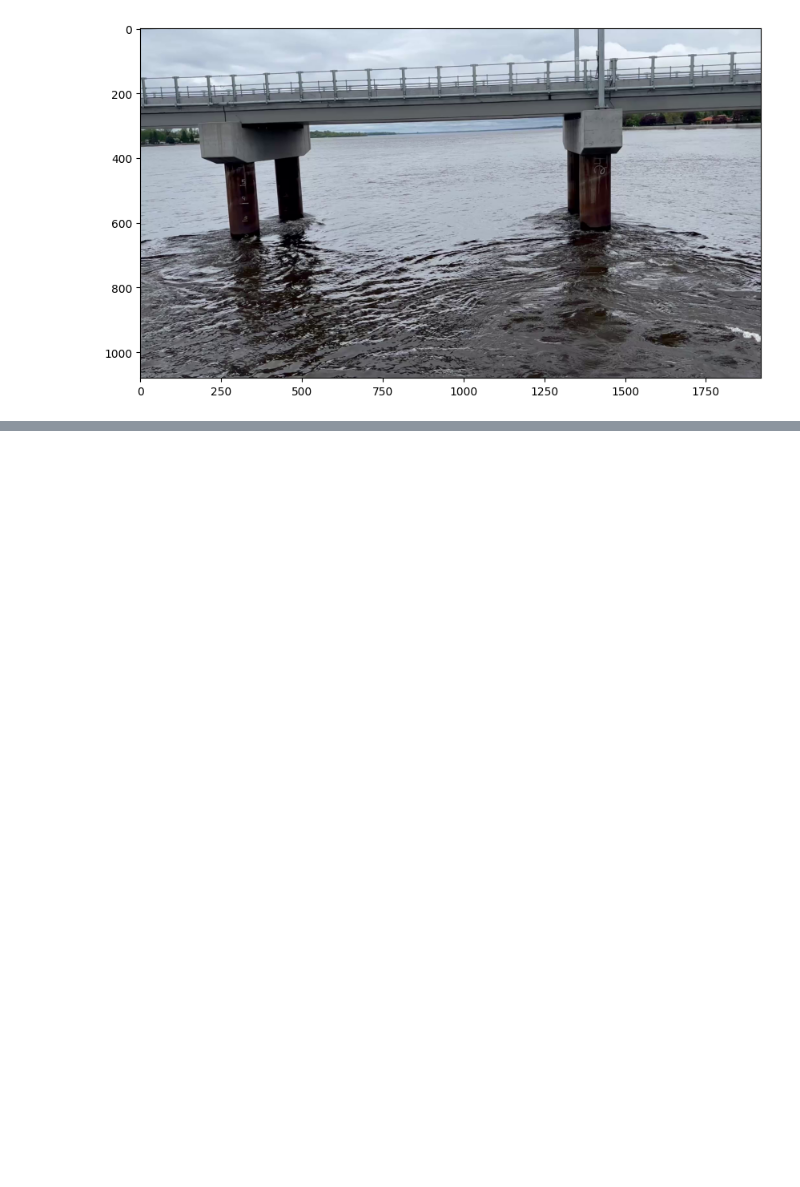
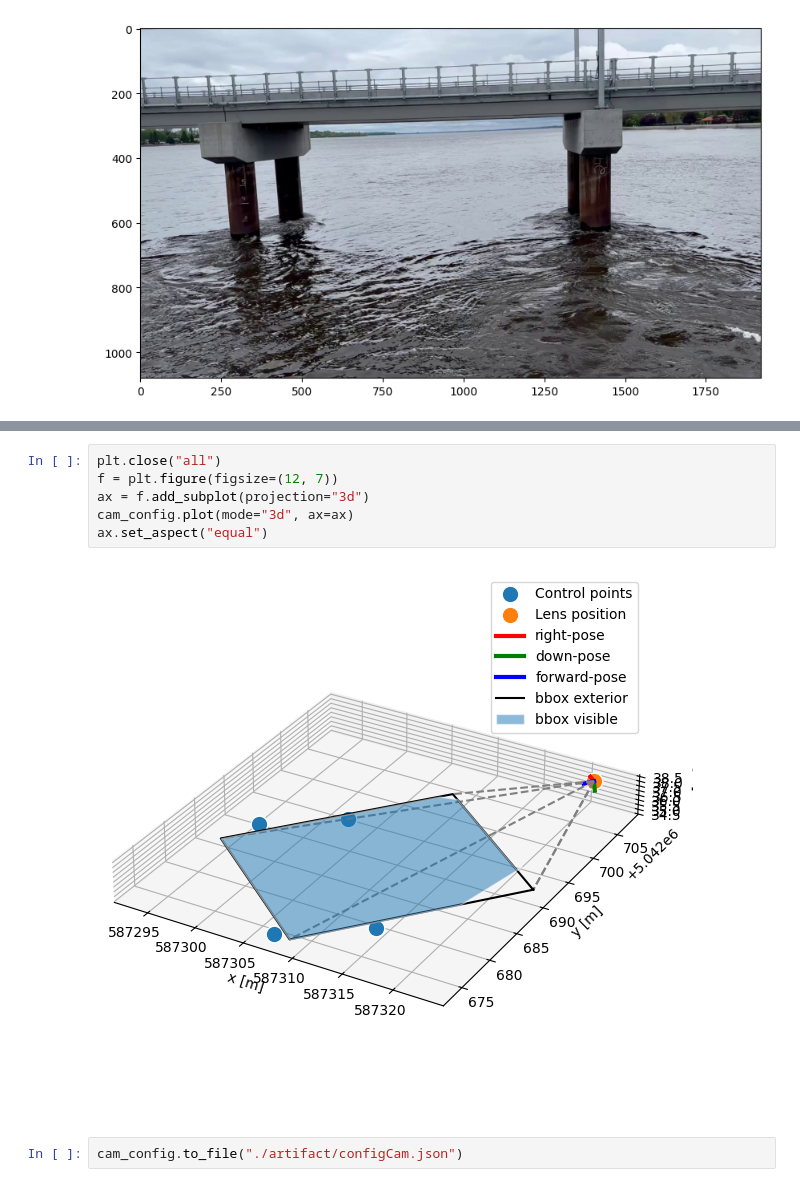
Before and after one commit to Willippe00/BenchRiverCam, a Jupyter notebook: FrameWork/pyopenrivercam/1-config.ipynb, the cells around one changed output, grey strips where cells are left out. Cells and saved outputs as stored; diff of their text form; blank space fills up the shorter version.

```diff
--- a/FrameWork/pyopenrivercam/1-config.ipynb
+++ b/FrameWork/pyopenrivercam/1-config.ipynb
@@ -32,0 +116,10 @@ plt.legend()
+# %%
+plt.close("all")
+f = plt.figure(figsize=(12, 7))
+ax = f.add_subplot(projection="3d")
+cam_config.plot(mode="3d", ax=ax)
+ax.set_aspect("equal")
+# %% [output]
+[figure, added]
+# %%
+cam_config.to_file("./artifact/configCam.json")
```
Also changed, not shown: parts of 6 cells of this notebook, 4 other files.
